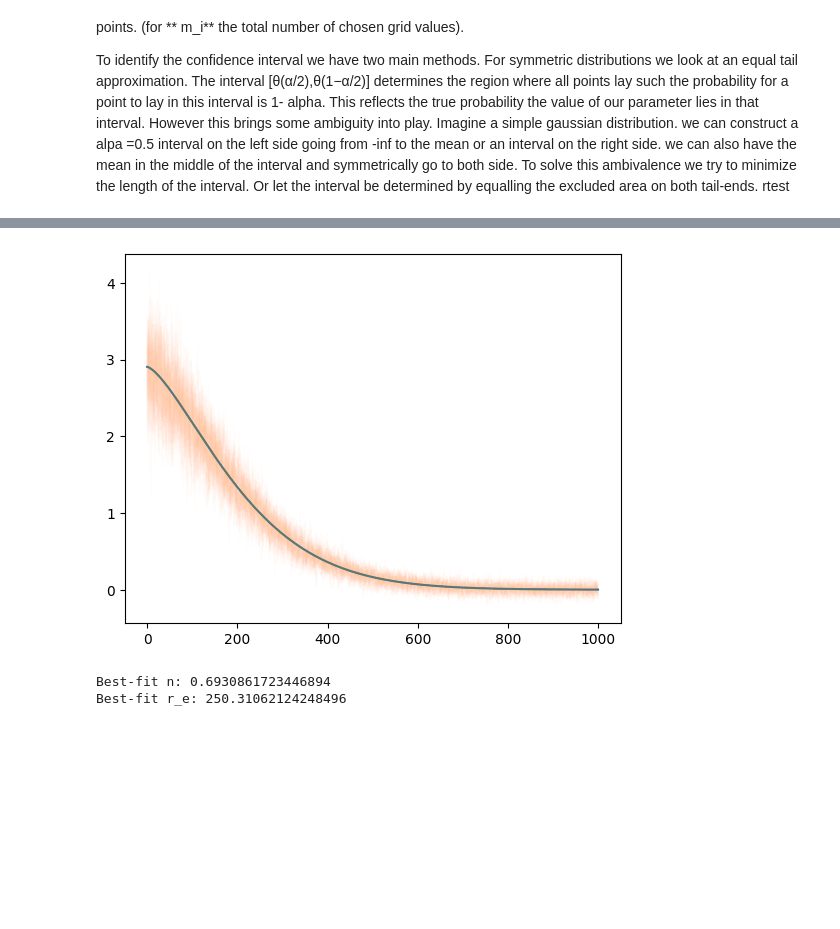
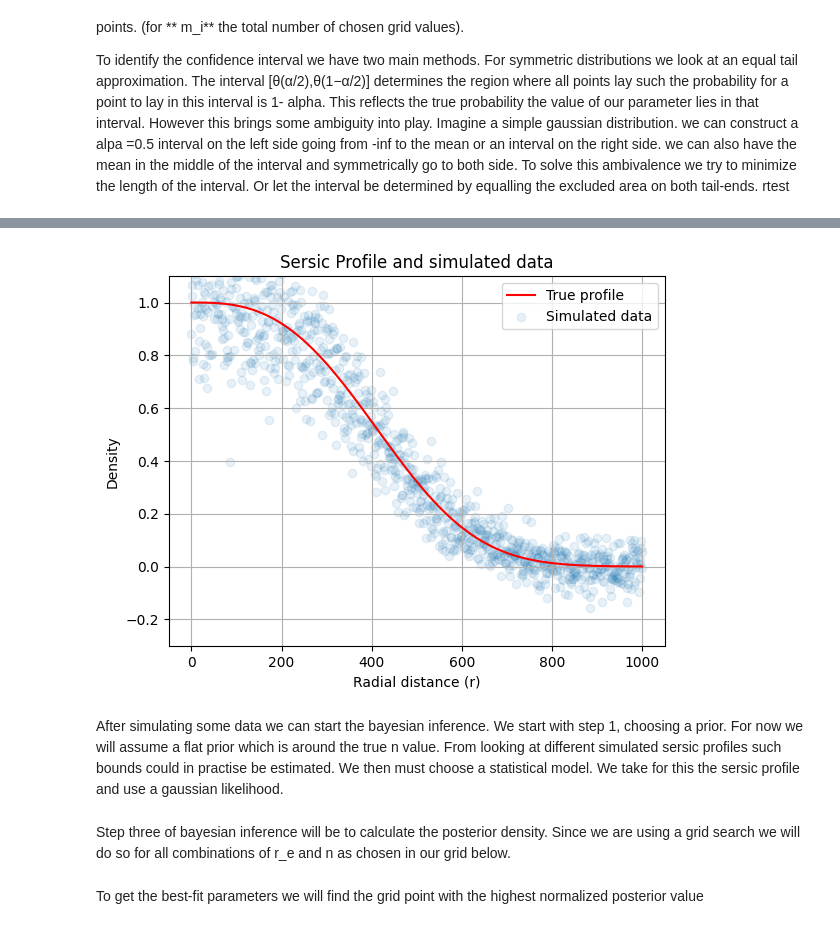
Before and after one commit to t-kist/Bayesian-Statistics-for-Astrophysics-2024, a Jupyter notebook: bayes24/lecture_notes/group4/Bundeltje/Scratchfile-Luka.ipynb, the cells around one changed output, grey strips where cells are left out. Drawn from its saved outputs; the diff is of its cells as text; code cells hidden in the pictures; blank space fills up the shorter version.

```diff
--- a/bayes24/lecture_notes/group4/Bundeltje/Scratchfile-Luka.ipynb
+++ b/bayes24/lecture_notes/group4/Bundeltje/Scratchfile-Luka.ipynb
@@ -10,45 +17,54 @@ To identify the confidence interval we have two main methods. For symmetric dist
 import numpy as np
 import matplotlib.pyplot as plt
 import scipy.stats
-from tqdm import tqdm
+from tqdm.notebook import tqdm
 import numpy as np
 import scipy.optimize as opt
 import scipy.special as sp
 
 import matplotlib.pyplot as plt
 
 # -------------------- Step 1: Simulate Gravitational Wave Data --------------------
 np.random.seed(120847)
 
 def sersic_profile(r, r_e, n):
     """Compute the Sérsic profile"""
-    b_n = 2 * n - 1/3  # Approximation for b_n for n > 0.5
-    return np.exp(-b_n * ((r / r_e)**(1/n) - 1))
+    b_n = 2 * n - 1/3 +4/(405*n) + 46/(25515*n**2) # Approximation for b_n
+    rho = np.exp(-b_n * ((r / r_e)**(1/n) - 1))
+    return rho / np.max(rho)
 
 def sim_data(r,r_e,n, fractional_uncertainty):
 	y_true = sersic_profile(r,r_e,n)
 	y_unc_true = np.abs(y_true)*fractional_uncertainty + 0.05
 	y_sample = np.random.normal(y_true, y_unc_true, size=len(r))
 	return y_sample, y_unc_true
 
 
 R_max  = 1e3
-r_range = np.linspace(0,R_max,10000)
-
+r_range = np.linspace(0,R_max,1000)
 
 # True parameters
-true_n = 0.7
-true_r_e = 250
+true_n = 0.35
+true_r_e = 350
 
 #simulating data
 fractional_uncertainty = 0.1
-sim_r, sim_r_uncertainty = sim_data(r_range, true_r_e, true_n, fractional_uncertainty)
+
+sim_r, sim_r_uncertainty = sim_data(r_range, true_r_e , true_n, fractional_uncertainty)
 
 plt.figure()
-plt.plot(r_range, sersic_profile(r_range, true_r_e, true_n))
-plt.errorbar(r_range, sim_r,sim_r_uncertainty, alpha=0.01)
+plt.title("Sersic Profile and simulated data")
+plt.plot(r_range, sersic_profile(r_range, true_r_e, true_n), c="red", label="True profile")
+plt.scatter(r_range, sim_r, alpha=0.1, label="Simulated data")
+plt.ylim(-0.3,1.1)
+plt.grid()
+plt.xlabel("Radial distance (r)")
+plt.ylabel("Density")
+plt.legend()
 plt.show()
 # %% [output]
-[figure, old version]
+[figure, new version]
+# %% [markdown]
+After simulating some data we can start the bayesian inference. We start with step 1, choosing a prior. For now we will assume a flat prior which is around the true n value. From looking at different simulated sersic profiles such bounds could in practise be estimated. We then must choose a statistical model. We take for this the sersic profile and use a gaussian likelihood.
 # %%
 # -------------------- Step 2: Define Prior and Likelihood --------------------
@@ -69,31 +97,9 @@ def log_likelihood(r, observed, sigma, r_e, n,):
+# %% [markdown]
+Step three of bayesian inference will be to calculate the posterior density. Since we are using a grid search we will do so for all combinations of  r_e and n as chosen in our grid below.
 # %%
-# Create a 2D grid of r_e and n
-
-r_e_space = np.linspace(205, 300, 500)
-n_space = np.linspace(0.55, 0.85, 500)
-posterior_grid = np.zeros((len(r_e_space),len(n_space)))
-
-# Loop over all combinations of n and r_e, filling in the grid with values of the posterior
-for i in tqdm(range(len(n_space))):
-    for j in range(len(r_e_space)):
-        prior = flat_prior(r_e_space[j], n_space[i] )
-        # Compute likelihood for this position (using the simulated data)
-        likelihood_value = log_likelihood(r_range, sim_r, sim_r_uncertainty,r_e_space[j], n_space[i] )
-        # Compute the posterior for this position (product of likelihood and prior)
-        posterior_grid[i, j] = likelihood_value * prior
-
-
-posterior_grid /= np.sum(posterior_grid)  # Normalize
-posterior_grid_old = posterior_grid # for later
-
-
-#  best-fit parameters
-max_idx = np.unravel_index(np.argmax(posterior_grid), posterior_grid.shape)
-best_fit_n = n_space[max_idx[0]]
-best_fit_r_e = r_e_space[max_idx[1]]
-
-print(f"Best-fit n: {best_fit_n}")
-print(f"Best-fit r_e: {best_fit_r_e}")
+# Create a 2D grid of r_e and n,
+n_space = np.linspace(0.1, 1, 1000)
+r_e_space = np.linspace(1, R_max, 5000)
+posterior_grid = posterior(n_space, r_e_space, r_range, sim_r, sim_r_uncertainty, flat_prior)
-# %% [output]
-Best-fit n: 0.6930861723446894
-Best-fit r_e: 250.31062124248496
+# %% [markdown]
+To get the best-fit parameters we will find the grid point with the highest normalized posterior value
```
Also changed, not shown: parts of 16 cells of this notebook.
